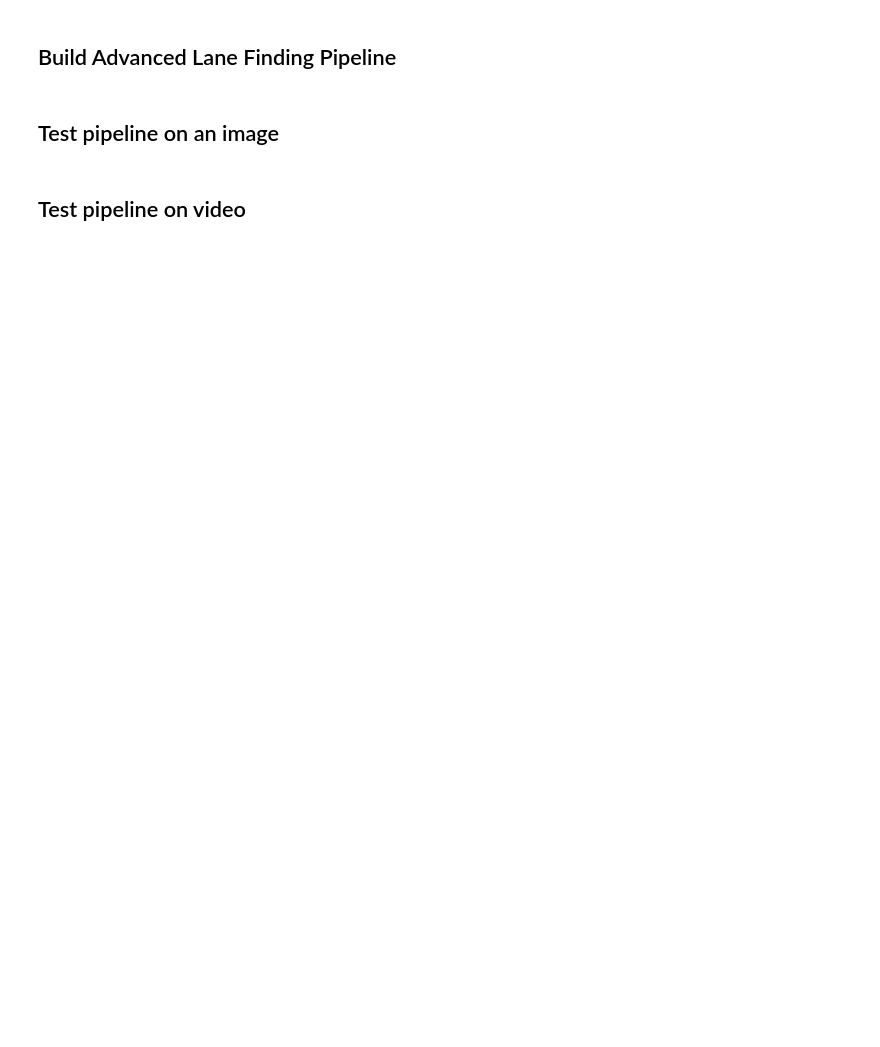
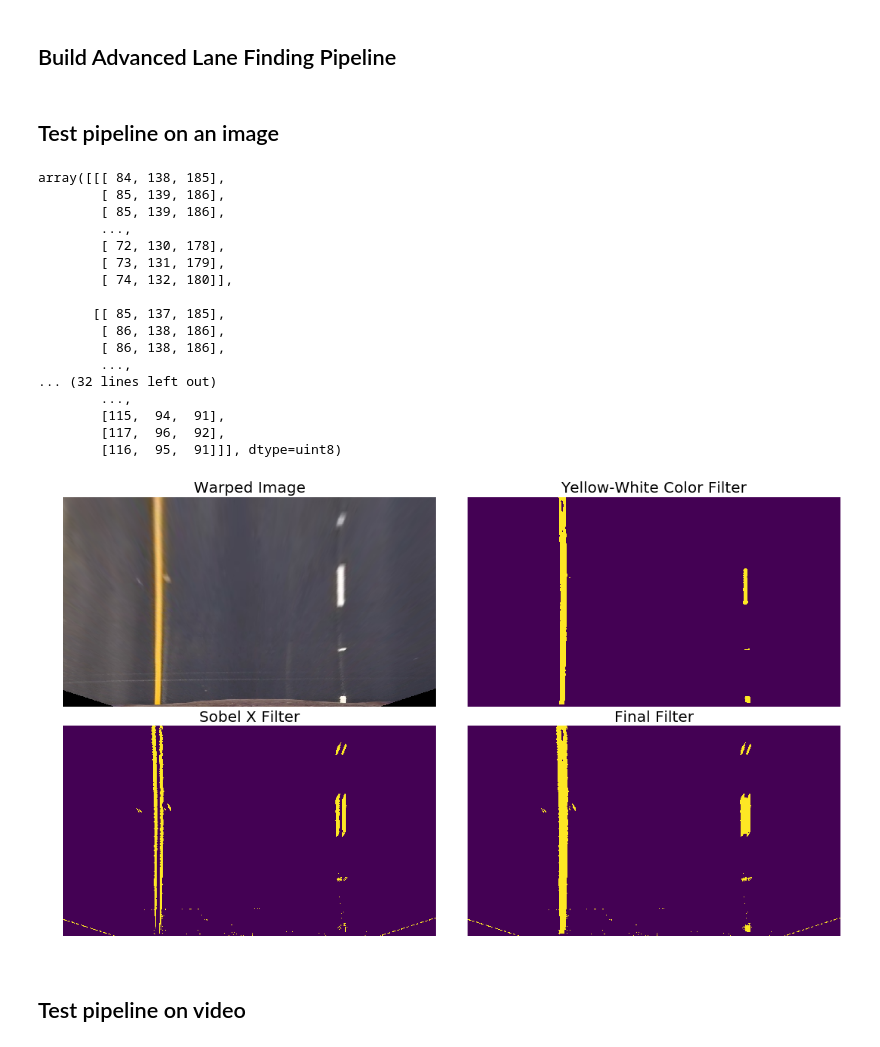
Before and after one commit to udacity-om/ud_self_driving_car_engineer, a Jupyter notebook: CarND-Advanced-Lane-Lines/advanced_lane_lines.ipynb, the cells around one changed output. Drawn from its saved outputs; the diff is of its cells as text; code cells hidden in the pictures; blank space fills up the shorter version.

```diff
--- a/CarND-Advanced-Lane-Lines/advanced_lane_lines.ipynb
+++ b/CarND-Advanced-Lane-Lines/advanced_lane_lines.ipynb
@@ -104,4 +95,15 @@ def findRadiusOfCurvature(ploty, fitx):
     radius_of_curvature = ((1 + (2*fit_cr[0]*y_eval*ym_per_pix + fit_cr[1])**2)**1.5) / np.absolute(2*fit_cr[0])
 
     return radius_of_curvature
+# %%
+def findCarPosition(left_lane, right_lane):
+    # Find value of x at the bottom of the image for both left and right lanes
+    y_value = img_size[1]
+    image_center = img_size[0]/2
+    left_x = left_lane.best_fit[0]*y_value**2 + left_lane.best_fit[1]*y_value + left_lane.best_fit[2]
+    right_x = right_lane.best_fit[0]*y_value**2 + right_lane.best_fit[1]*y_value + right_lane.best_fit[2]
+    car_center = (left_x + right_x)/2
+    # Define conversions in x and y from pixels space to meters
+    xm_per_pix = 3.7/700 # meteres per pixel in x dimension
+    return (image_center - car_center)*xm_per_pix
 # %%
@@ -126,3 +137,29 @@ def sanityCheck(left_fitx, right_fitx, frame_number):
+# %%
+def findLanePixels(lane_filter, lane):
+    #Find the pixel positions from scratch if find_lane is True
+    # Otherwise use previous positions to estimate the current pixel positions
+    if True == lane.find_lane:
+        lane.findLane(lane_filter)
+    else:
+        lane.estimateLane(lane_filter)
+
+    # If no lane pixels are found in the current frame, use previous frame's lane pixels.
+    # This makes sure that the video doesnt break in between
+    if((0 == lane.allx.size) | (0 == lane.ally.size)):
+        allx = lane.prev_allx
+        ally = lane.prev_ally
+    else:
+        allx = lane.allx
+        ally = lane.ally
+        lane.prev_allx = allx
+        lane.prev_ally = ally
+
+    return ally, allx
+# %%
+def generateXValues(fit, ploty):
+    # Find x values given polynomial and y values
+    fitx = fit[0]*ploty**2 + fit[1]*ploty + fit[2]
+    return fitx
 # %% [markdown]
 ## Build Advanced Lane Finding Pipeline
 # %%
@@ -379,9 +423,28 @@ def process_image(image):
 # %%
 frame_number = 0
 Left_Lane = Line()
 Right_Lane = Line()
-image = mpimg.imread('test_images/test6.jpg')
+image = mpimg.imread('test_images/straight_lines1.jpg')
 process_image(image)
+# %% [output]
+array([[[ 84, 138, 185],
+        [ 85, 139, 186],
+        [ 85, 139, 186],
+        ...,
+        [ 72, 130, 178],
+        [ 73, 131, 179],
+        [ 74, 132, 180]],
+
+       [[ 85, 137, 185],
+        [ 86, 138, 186],
+        [ 86, 138, 186],
+        ...,
+... (32 lines left out)
+        ...,
+        [115,  94,  91],
+        [117,  96,  92],
+        [116,  95,  91]]], dtype=uint8)
+[figure, added]
 # %% [markdown]
 ## Test pipeline on video
 # %%
```
Also changed, not shown: parts of 10 cells of this notebook, 6 other files.
